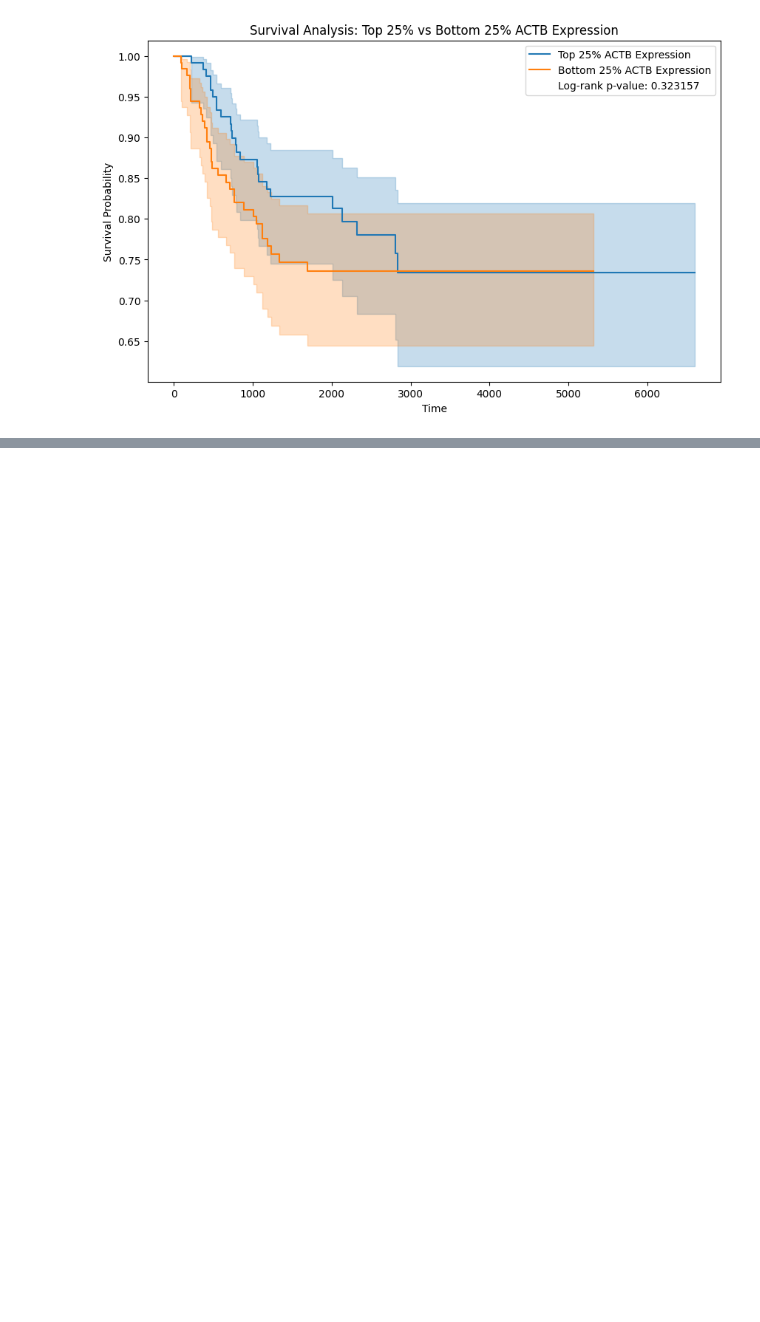
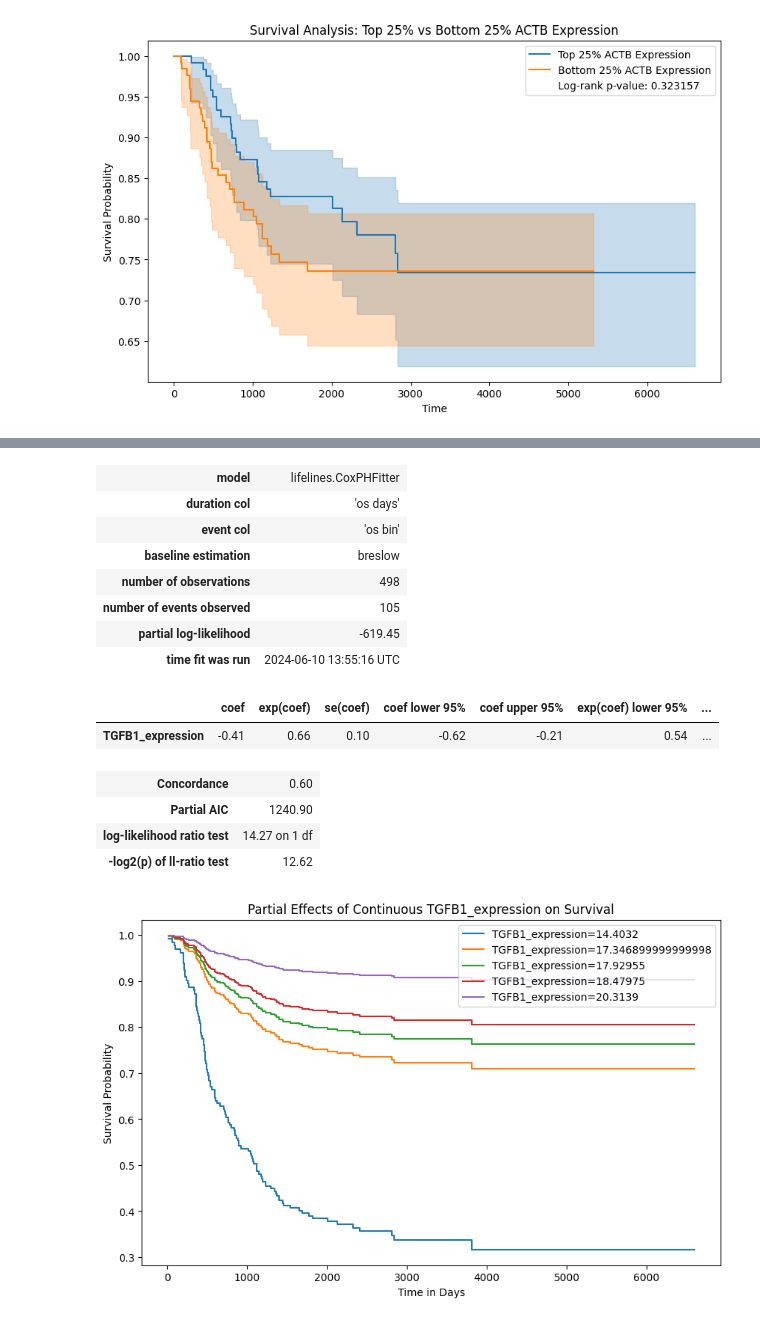
Before and after one commit to MYousry2002/Neuroblastoma-GeneSignature-Survival-BulkRNA, a Jupyter notebook: Neuroblastoma-GeneSignature-Survival-BulkRNA.ipynb, the cells around one changed output, grey strips where cells are left out. Saved outputs shown, nothing was run; the diff lists cells and outputs as text; code cells hidden in the pictures; blank space fills up the shorter version.

```diff
--- a/Neuroblastoma-GeneSignature-Survival-BulkRNA.ipynb
+++ b/Neuroblastoma-GeneSignature-Survival-BulkRNA.ipynb
@@ -1019,0 +1090,35 @@ plt.show()
+# %%
+# Prepare the data for Cox Proportional Hazards model
+cox_data = data[['os days', 'os bin', 'TGFB1_expression']].dropna()
+
+# Instantiate the Cox Proportional Hazards model
+cph = CoxPHFitter()
+
+# Fit the model
+cph.fit(cox_data, duration_col='os days', event_col='os bin')
+
+# Display the results
+cph.print_summary()
+
+# Plotting the effect of ACTB expression on survival
+cph.plot_partial_effects_on_outcome(covariates='TGFB1_expression', values=[cox_data['TGFB1_expression'].min(), cox_data['TGFB1_expression'].quantile(0.25), cox_data['TGFB1_expression'].median(), cox_data['TGFB1_expression'].quantile(0.75), cox_data['TGFB1_expression'].max()], plot_baseline=False, figsize=(10, 6))
+plt.title('Partial Effects of Continuous TGFB1_expression on Survival')
+plt.xlabel('Time in Days')
+plt.ylabel('Survival Probability')
+plt.show()
+# %% [output]
+| model | lifelines.CoxPHFitter |
+| duration col | 'os days' |
+| event col | 'os bin' |
+| baseline estimation | breslow |
+| number of observations | 498 |
+| number of events observed | 105 |
+| partial log-likelihood | -619.45 |
+| time fit was run | 2024-06-10 13:55:16 UTC |
+|  | coef | exp(coef) | se(coef) | coef lower 95% | coef upper 95% | exp(coef) lower 95% | ... |
+| TGFB1_expression | -0.41 | 0.66 | 0.10 | -0.62 | -0.21 | 0.54 | ... |
+| Concordance | 0.60 |
+| Partial AIC | 1240.90 |
+| log-likelihood ratio test | 14.27 on 1 df |
+| -log2(p) of ll-ratio test | 12.62 |
+[figure, added]
```
Also changed, not shown: parts of 90 cells of this notebook.
